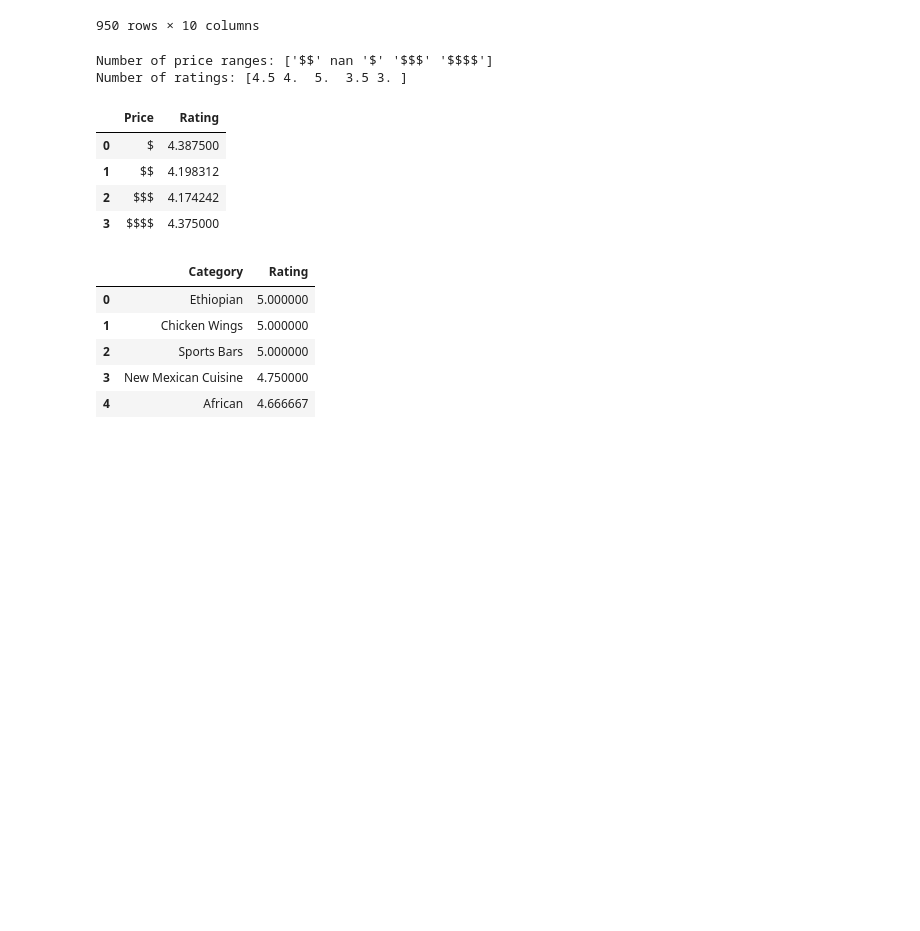
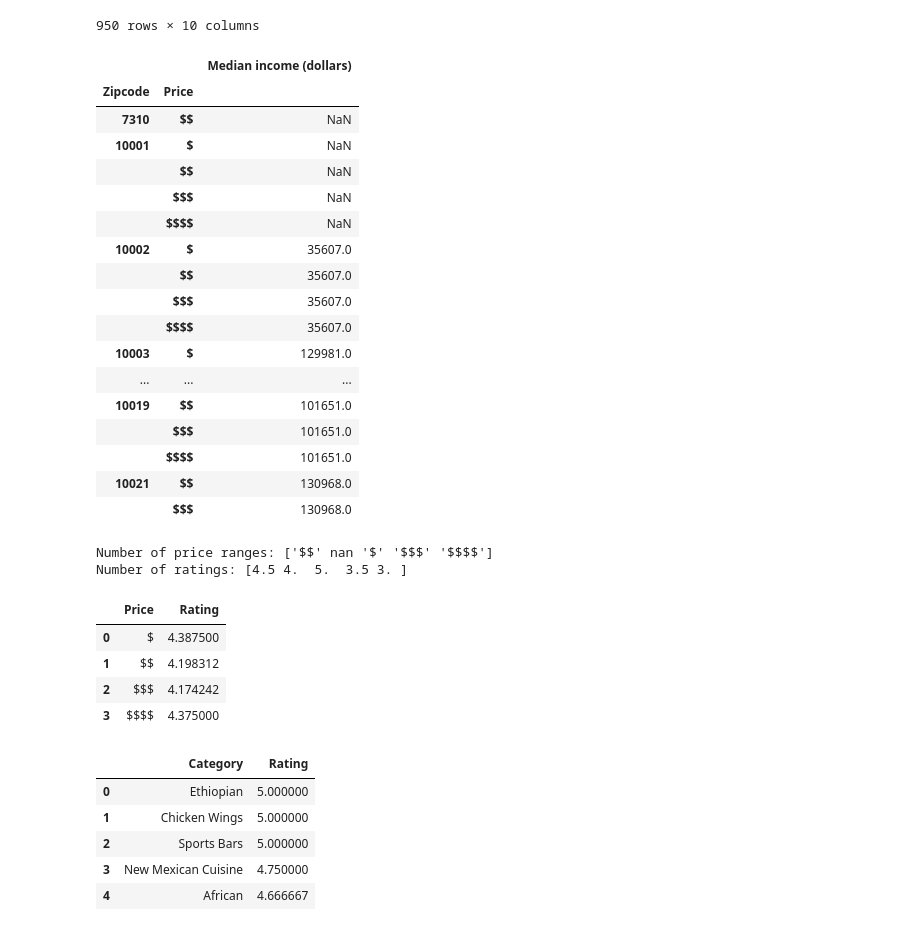
Before and after one commit to irsa-ashraf/CAPP30239_FA22, a Jupyter notebook: Final_Project/eda.ipynb, the cells around one changed output. Cells and saved outputs as stored; diff of their text form; code cells hidden in the pictures; blank space fills up the shorter version.

```diff
--- a/Final_Project/eda.ipynb
+++ b/Final_Project/eda.ipynb
@@ -102,3 +93,26 @@ data
+# %%
+data.groupby(['Zipcode', 'Median income (dollars)']).agg({"Price": pd.Series.mode}).sort_values('Median income (dollars)', ascending = False)
+
+data.groupby(['Zipcode', 'Price']).agg({"Median income (dollars)": np.mean}).head(50)
+# %% [output]
+|  |  | Median income (dollars) |
+| Zipcode | Price |  |
+| 7310 | $$ | NaN |
+| 10001 | $ | NaN |
+|  | $$ | NaN |
+|  | $$$ | NaN |
+|  | $$$$ | NaN |
+| 10002 | $ | 35607.0 |
+|  | $$ | 35607.0 |
+|  | $$$ | 35607.0 |
+|  | $$$$ | 35607.0 |
+| 10003 | $ | 129981.0 |
+| ... | ... | ... |
+| 10019 | $$ | 101651.0 |
+|  | $$$ | 101651.0 |
+|  | $$$$ | 101651.0 |
+| 10021 | $$ | 130968.0 |
+|  | $$$ | 130968.0 |
 # %%
 data['Category'].value_counts()
 print(f'Number of price ranges: {data["Price"].unique()}')
```
Also changed, not shown: parts of 7 cells of this notebook, 2 other files.
